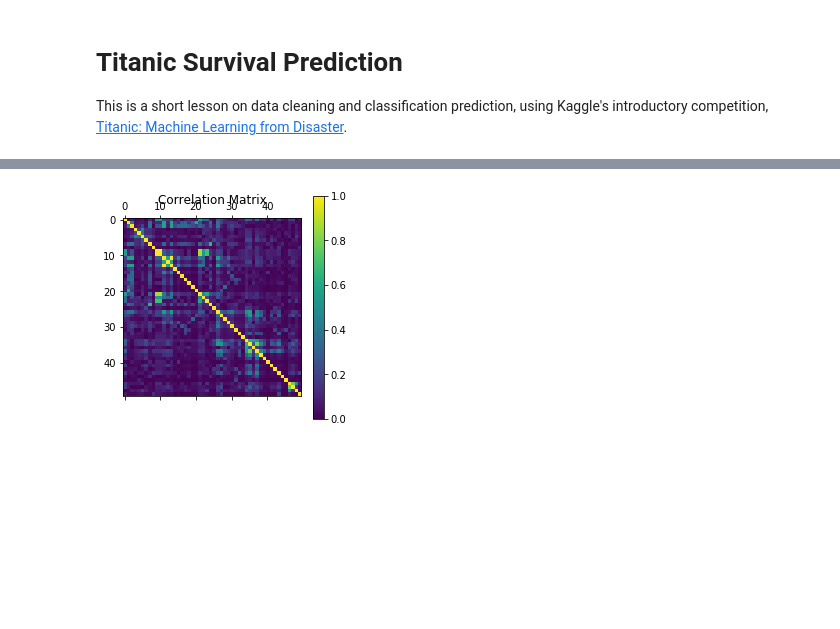
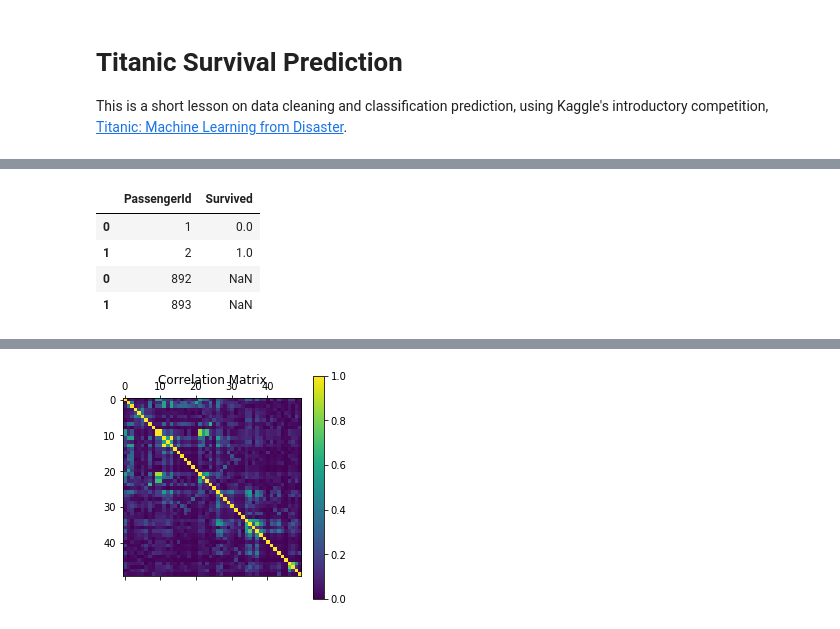
Before and after one commit to blakemacnair/titanic, a Jupyter notebook: titanic.ipynb, the cells around one changed output, grey strips where cells are left out. Cells and saved outputs as stored; diff of their text form; code cells hidden in the pictures; blank space fills up the shorter version.

```diff
--- a/titanic.ipynb
+++ b/titanic.ipynb
@@ -14,0 +15,9 @@ import re
+# %%
+import pandas as pd
+import numpy as np
+
+train_df = pd.read_csv("data/train.csv")
+test_df = pd.read_csv("data/test.csv")
+test_df['Survived'] = np.nan
+
+df = train_df.append(test_df, sort=False)
@@ -15,14 +36,5 @@ import re
 # %%
-def read_csv(filename):
-    data = []
-    with open(filename) as file:
-        reader = csv.reader(file)
-        for row in reader:
-            data.append(row)
-
-    return data
-
-def safe_cast_numeric(val, dtype, default=-1):
+def safe_cast_numeric(val, dtype, default=np.nan):
     try:
         return dtype(val)
     except (ValueError, TypeError):
@@ -41,0 +69,3 @@ test_df = pd.DataFrame(t_rows, columns=t_cols)
+# %%
+def col_as_numeric(df_col, dtype, default_value=np.nan):
+    return df_col.apply(lambda x: safe_cast_numeric(x, dtype, default_value))
@@ -41,0 +81,10 @@ test_df = pd.DataFrame(t_rows, columns=t_cols)
+# %%
+df['Survived'] = col_as_numeric(df['Survived'], int, np.nan)
+sample = df[~pd.isna(df['Survived'])][:2][['PassengerId', 'Survived']]
+sample.append(df[pd.isna(df['Survived'])][:2][['PassengerId', 'Survived']])
+# %% [output]
+|  | PassengerId | Survived |
+| 0 | 1 | 0.0 |
+| 1 | 2 | 1.0 |
+| 0 | 892 | NaN |
+| 1 | 893 | NaN |
```
Also changed, not shown: parts of 13 cells of this notebook.
